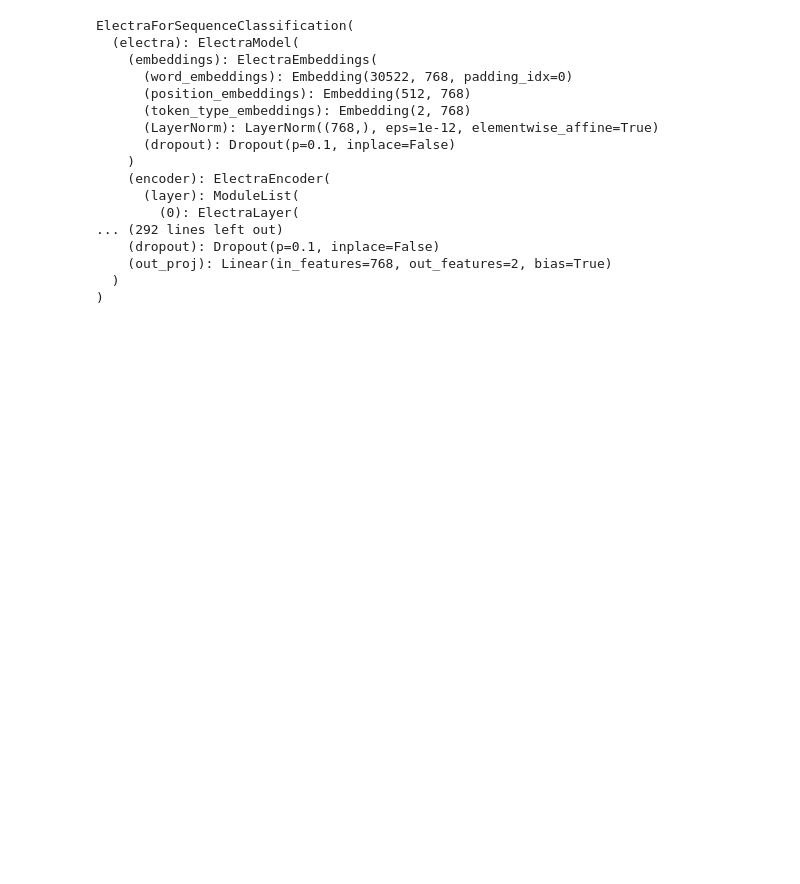
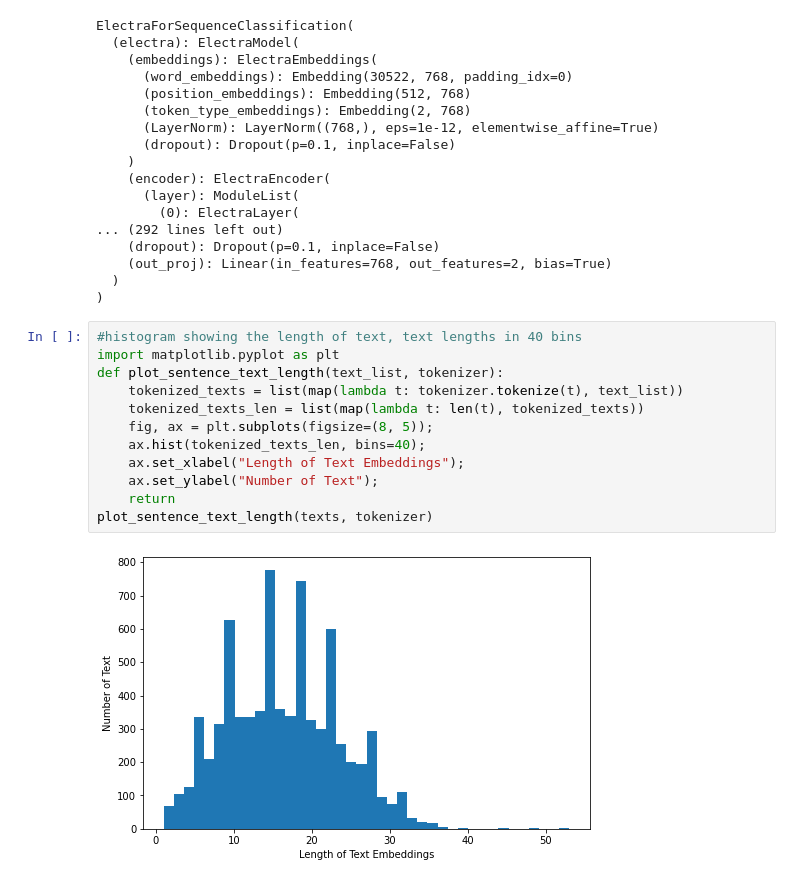
Before and after one commit to Nard248/Natural_language_processing_Tweeter, a Jupyter notebook: language.ipynb, the cells around one changed output. Drawn from its saved outputs; the diff is of its cells as text; blank space fills up the shorter version.

```diff
--- a/language.ipynb
+++ b/language.ipynb
@@ -144,3 +153,17 @@ ElectraForSequenceClassification(
     (out_proj): Linear(in_features=768, out_features=2, bias=True)
   )
 )
+# %%
+#histogram showing the length of text, text lengths in 40 bins
+import matplotlib.pyplot as plt
+def plot_sentence_text_length(text_list, tokenizer):
+    tokenized_texts = list(map(lambda t: tokenizer.tokenize(t), text_list))
+    tokenized_texts_len = list(map(lambda t: len(t), tokenized_texts))
+    fig, ax = plt.subplots(figsize=(8, 5));
+    ax.hist(tokenized_texts_len, bins=40);
+    ax.set_xlabel("Length of Text Embeddings");
+    ax.set_ylabel("Number of Text");
+    return
+plot_sentence_text_length(texts, tokenizer)
+# %% [output]
+[figure, added]
```
Also changed, not shown: parts of 20 cells of this notebook, 3 other files.
